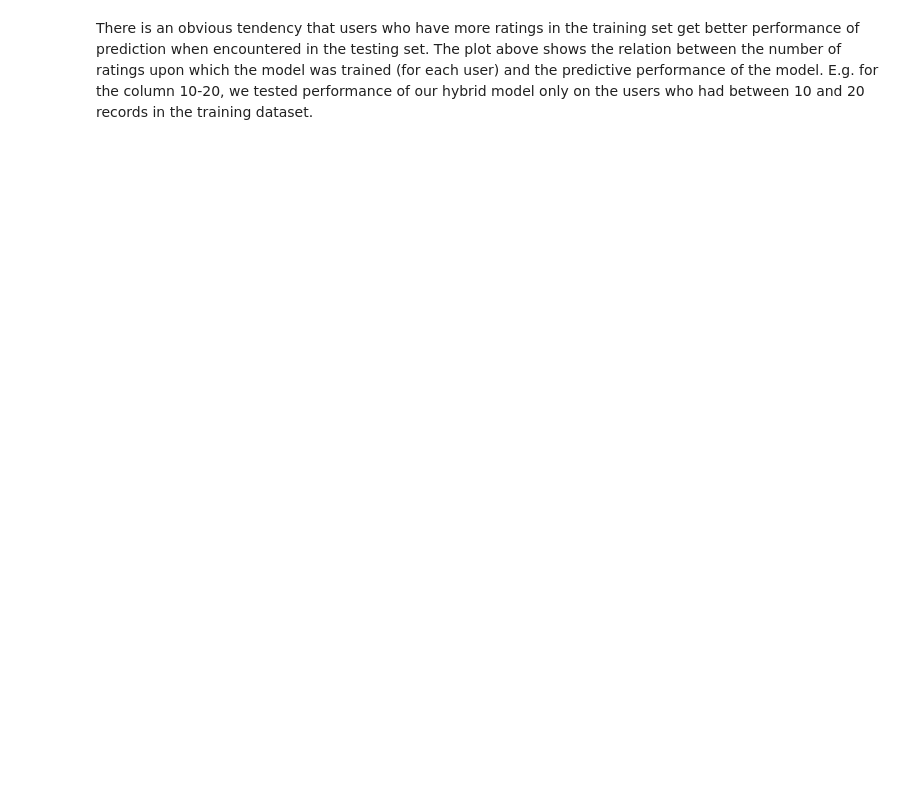
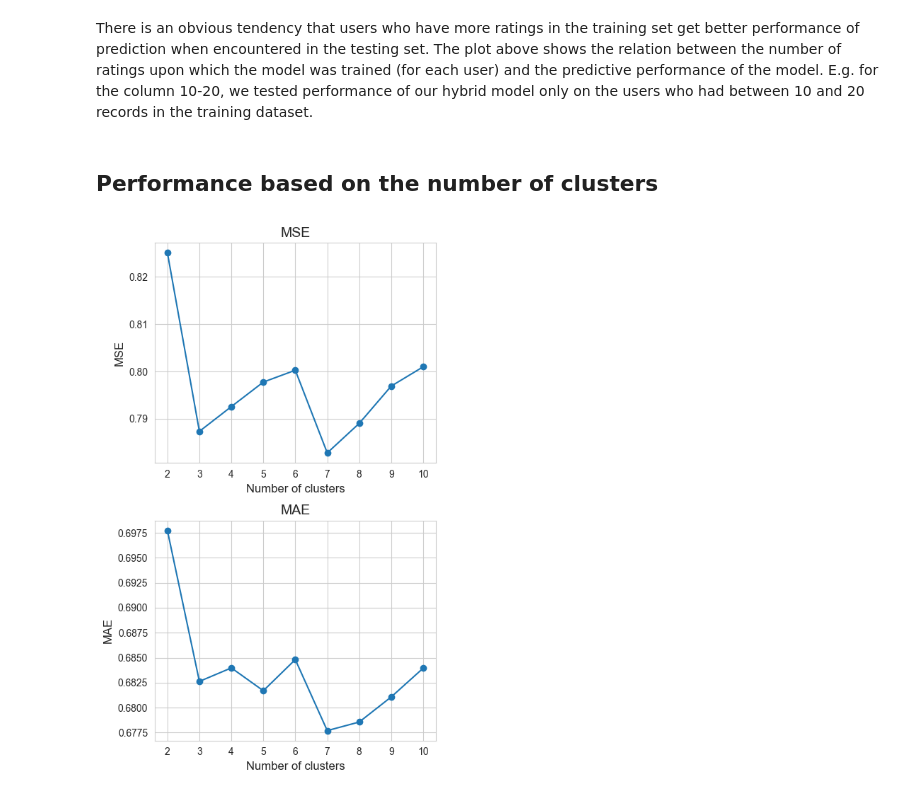
Before and after one commit to vasia-korz/recommendation-system, a Jupyter notebook: analysis.ipynb, the cells around one changed output. Drawn from its saved outputs; the diff is of its cells as text; code cells hidden in the pictures; blank space fills up the shorter version.

Commit message:
graphs

```diff
--- a/analysis.ipynb
+++ b/analysis.ipynb
@@ -124,2 +115,40 @@ plt.show()
 # %% [markdown]
 There is an obvious tendency that users who have more ratings in the training set get better performance of prediction when encountered in the testing set. The plot above shows the relation between the number of ratings upon which the model was trained (for each user) and the predictive performance of the model. E.g. for the column 10-20, we tested performance of our hybrid model only on the users who had between 10 and 20 records in the training dataset.
+# %% [markdown]
+## Performance based on the number of clusters
+# %%
+x_test_sample = ratings_test_df.sample(frac=1, random_state=42)
+x_test_sample = x_test_sample[:test_sample_size]
+y_true = x_test_sample["rating"].values
+
+hybrid_results = {}
+# %%
+for n in range(2, 11):
+    hybrid_regressor = HybridRegressor(
+        movies_hot_df,
+        cluster_based_regressor = ClusterBasedRegressor(
+            movies_hot_df,
+            n,
+            rating_multiplier,
+            year_multiplier,
+            random_state
+        )
+    ).fit(X_train, y_train)
+    hybrid_predictions = hybrid_regressor.predict(x_test_sample, False)
+    hybrid_results[n] = get_performance_stats(y_true, hybrid_predictions)
+# %%
+metrics_to_plot = ['mse', 'mae']
+fig, axs = plt.subplots(len(metrics_to_plot), 1, figsize=(5, 8))
+
+for i, metric in enumerate(metrics_to_plot):
+    data = [hybrid_results[k][metric] for k in sorted(hybrid_results.keys())]
+
+    axs[i].plot(sorted(hybrid_results.keys()), data, marker='o')
+    axs[i].set_title(metric.upper(), fontsize=14)
+    axs[i].set_xlabel('Number of clusters', fontsize=12)
+    axs[i].set_ylabel(metric.upper(), fontsize=12)
+
+plt.tight_layout()
+plt.show()
+# %% [output]
+[figure, added]
```
Also changed, not shown: parts of 2 cells of this notebook, 1 other file.
